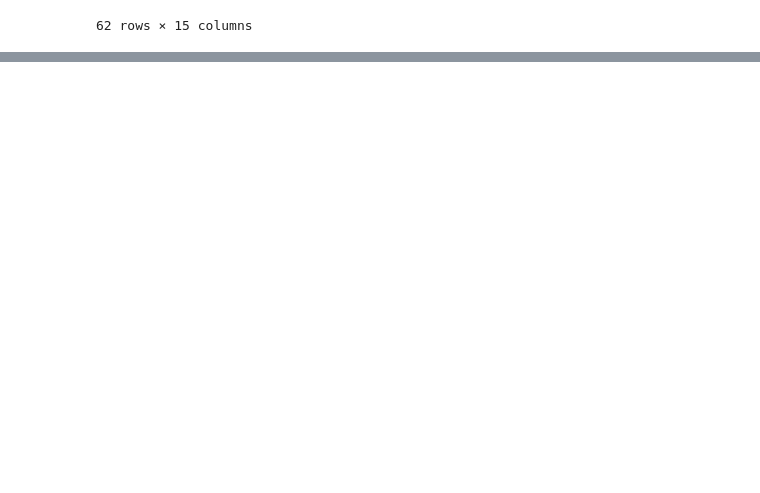
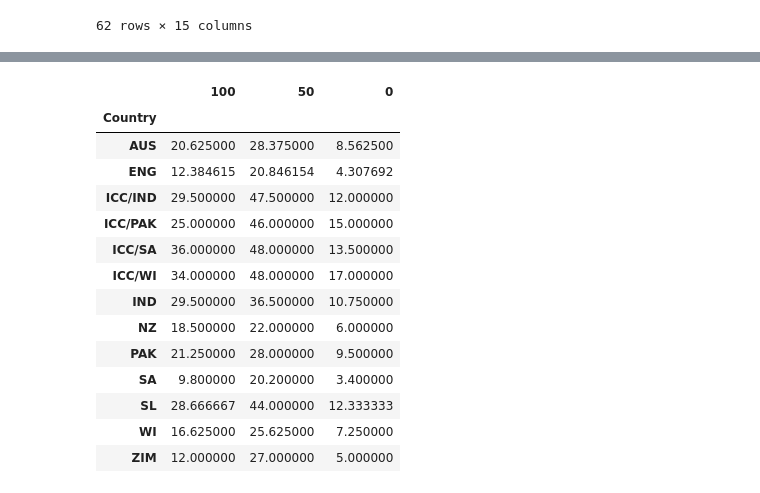
Before and after one commit to ZygimantasB/pandas_training, a Jupyter notebook: Youtube_videos_training/Data Cleaning/data_clean_2024-04-16.ipynb, the cells around one changed output, grey strips where cells are left out. Saved outputs shown, nothing was run; the diff lists cells and outputs as text; code cells hidden in the pictures; blank space fills up the shorter version.

```diff
--- a/Youtube_videos_training/Data Cleaning/data_clean_2024-04-16.ipynb
+++ b/Youtube_videos_training/Data Cleaning/data_clean_2024-04-16.ipynb
@@ -105,0 +187,18 @@ Name: Highest_Inns_Score, Length: 62, dtype: object
+# %%
+df.groupby('Country')[['100', '50', '0']].mean()
+# %% [output]
+|  | 100 | 50 | 0 |
+| Country |  |  |  |
+| AUS | 20.625000 | 28.375000 | 8.562500 |
+| ENG | 12.384615 | 20.846154 | 4.307692 |
+| ICC/IND | 29.500000 | 47.500000 | 12.000000 |
+| ICC/PAK | 25.000000 | 46.000000 | 15.000000 |
+| ICC/SA | 36.000000 | 48.000000 | 13.500000 |
+| ICC/WI | 34.000000 | 48.000000 | 17.000000 |
+| IND | 29.500000 | 36.500000 | 10.750000 |
+| NZ | 18.500000 | 22.000000 | 6.000000 |
+| PAK | 21.250000 | 28.000000 | 9.500000 |
+| SA | 9.800000 | 20.200000 | 3.400000 |
+| SL | 28.666667 | 44.000000 | 12.333333 |
+| WI | 16.625000 | 25.625000 | 7.250000 |
+| ZIM | 12.000000 | 27.000000 | 5.000000 |
```
Also changed, not shown: parts of 12 cells of this notebook.
